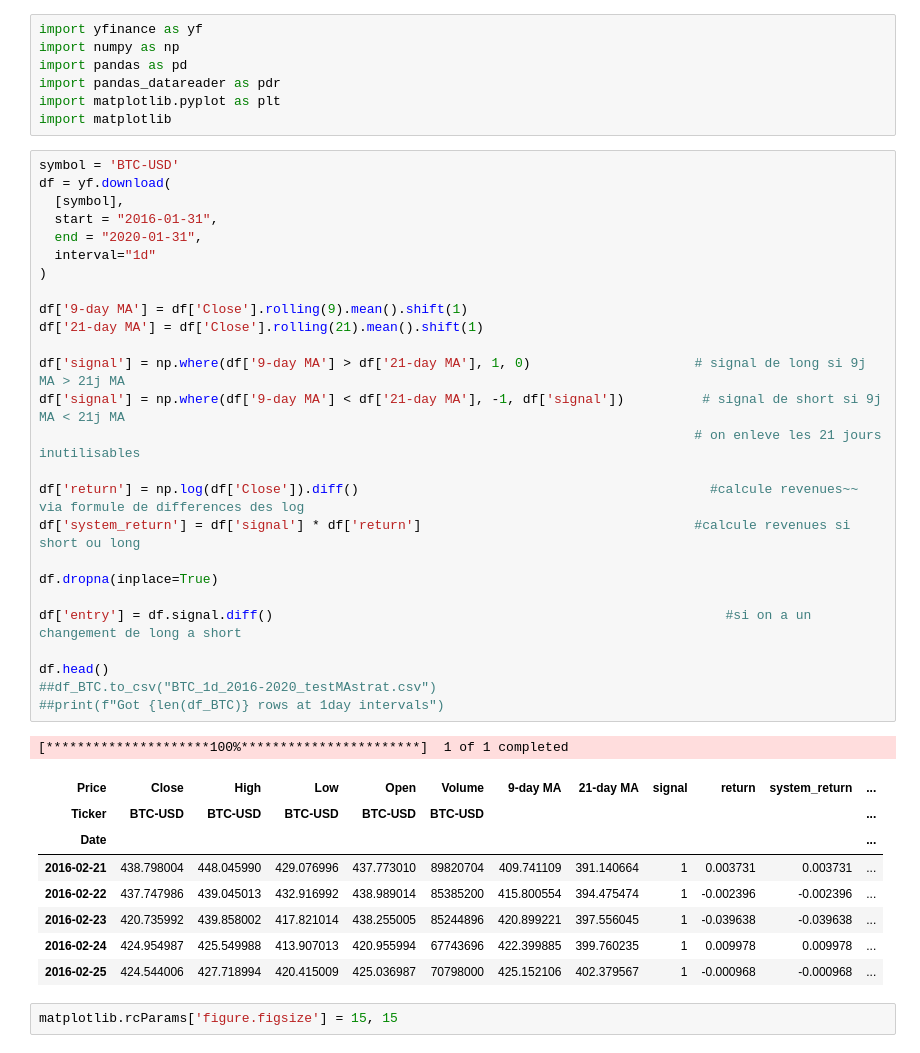
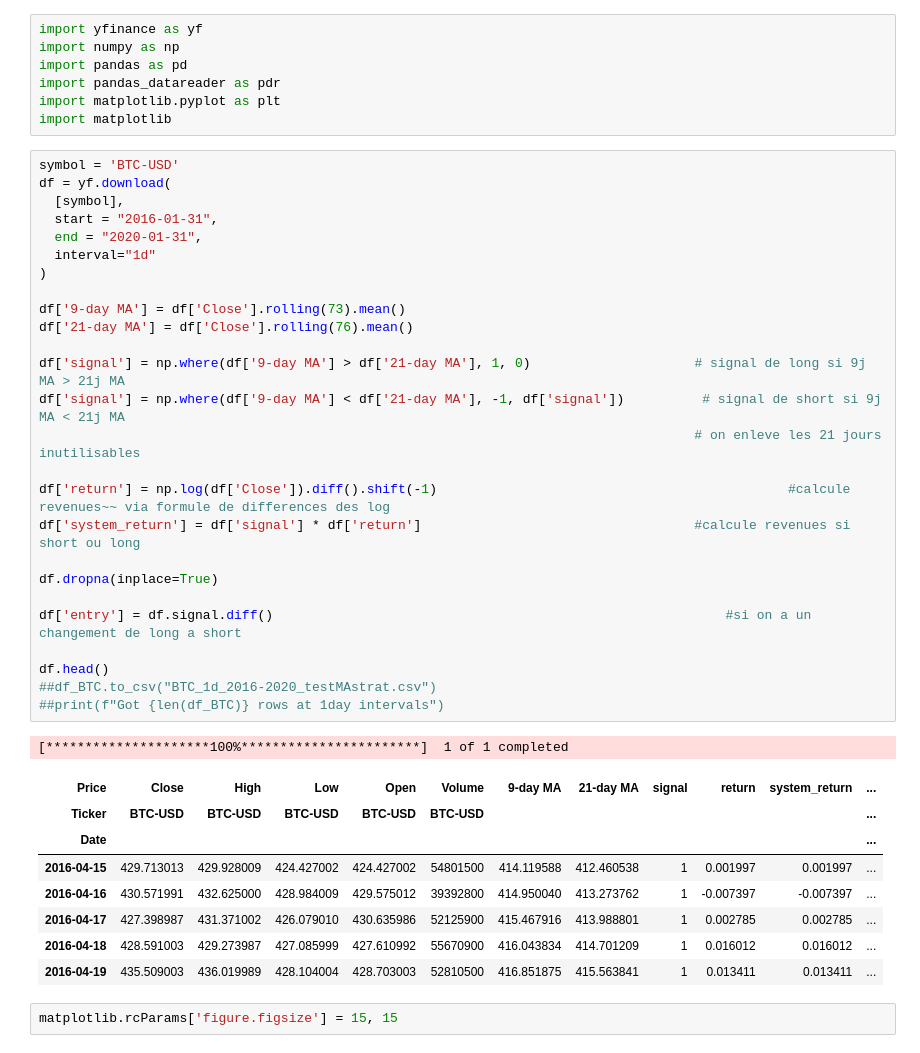
Before and after one commit to jenscio/TradingBot, a Jupyter notebook: test_simple_algo1.ipynb, the cells around one changed output. Drawn from its saved outputs; the diff is of its cells as text.

```diff
--- a/test_simple_algo1.ipynb
+++ b/test_simple_algo1.ipynb
@@ -8,39 +8,39 @@ import matplotlib
 # %%
 symbol = 'BTC-USD'
 df = yf.download(
   [symbol],
   start = "2016-01-31",
   end = "2020-01-31",
   interval="1d"
 )
 
-df['9-day MA'] = df['Close'].rolling(9).mean().shift(1)
-df['21-day MA'] = df['Close'].rolling(21).mean().shift(1)
+df['9-day MA'] = df['Close'].rolling(73).mean()
+df['21-day MA'] = df['Close'].rolling(76).mean()
 
 df['signal'] = np.where(df['9-day MA'] > df['21-day MA'], 1, 0)                     # signal de long si 9j MA > 21j MA
 df['signal'] = np.where(df['9-day MA'] < df['21-day MA'], -1, df['signal'])          # signal de short si 9j MA < 21j MA
                                                                                     # on enleve les 21 jours inutilisables
 
-df['return'] = np.log(df['Close']).diff()                                             #calcule revenues~~ via formule de differences des log
+df['return'] = np.log(df['Close']).diff().shift(-1)                                             #calcule revenues~~ via formule de differences des log
 df['system_return'] = df['signal'] * df['return']                                   #calcule revenues si short ou long
 
 df.dropna(inplace=True)
 
 df['entry'] = df.signal.diff()                                                          #si on a un changement de long a short
 
 df.head()
 ##df_BTC.to_csv("BTC_1d_2016-2020_testMAstrat.csv")
 ##print(f"Got {len(df_BTC)} rows at 1day intervals")
 # %% [output]
 [*********************100%***********************]  1 of 1 completed
 | Price | Close | High | Low | Open | Volume | 9-day MA | 21-day MA | signal | return | system_return | ... |
 | Ticker | BTC-USD | BTC-USD | BTC-USD | BTC-USD | BTC-USD |  |  |  |  |  | ... |
 | Date |  |  |  |  |  |  |  |  |  |  | ... |
-| 2016-02-21 | 438.798004 | 448.045990 | 429.076996 | 437.773010 | 89820704 | 409.741109 | 391.140664 | 1 | 0.003731 | 0.003731 | ... |
-| 2016-02-22 | 437.747986 | 439.045013 | 432.916992 | 438.989014 | 85385200 | 415.800554 | 394.475474 | 1 | -0.002396 | -0.002396 | ... |
-| 2016-02-23 | 420.735992 | 439.858002 | 417.821014 | 438.255005 | 85244896 | 420.899221 | 397.556045 | 1 | -0.039638 | -0.039638 | ... |
-| 2016-02-24 | 424.954987 | 425.549988 | 413.907013 | 420.955994 | 67743696 | 422.399885 | 399.760235 | 1 | 0.009978 | 0.009978 | ... |
-| 2016-02-25 | 424.544006 | 427.718994 | 420.415009 | 425.036987 | 70798000 | 425.152106 | 402.379567 | 1 | -0.000968 | -0.000968 | ... |
+| 2016-04-15 | 429.713013 | 429.928009 | 424.427002 | 424.427002 | 54801500 | 414.119588 | 412.460538 | 1 | 0.001997 | 0.001997 | ... |
+| 2016-04-16 | 430.571991 | 432.625000 | 428.984009 | 429.575012 | 39392800 | 414.950040 | 413.273762 | 1 | -0.007397 | -0.007397 | ... |
+| 2016-04-17 | 427.398987 | 431.371002 | 426.079010 | 430.635986 | 52125900 | 415.467916 | 413.988801 | 1 | 0.002785 | 0.002785 | ... |
+| 2016-04-18 | 428.591003 | 429.273987 | 427.085999 | 427.610992 | 55670900 | 416.043834 | 414.701209 | 1 | 0.016012 | 0.016012 | ... |
+| 2016-04-19 | 435.509003 | 436.019989 | 428.104004 | 428.703003 | 52810500 | 416.851875 | 415.563841 | 1 | 0.013411 | 0.013411 | ... |
 # %%
 matplotlib.rcParams['figure.figsize'] = 15, 15
 # %%
```
Also changed, not shown: parts of 7 cells of this notebook, 4 other files.
